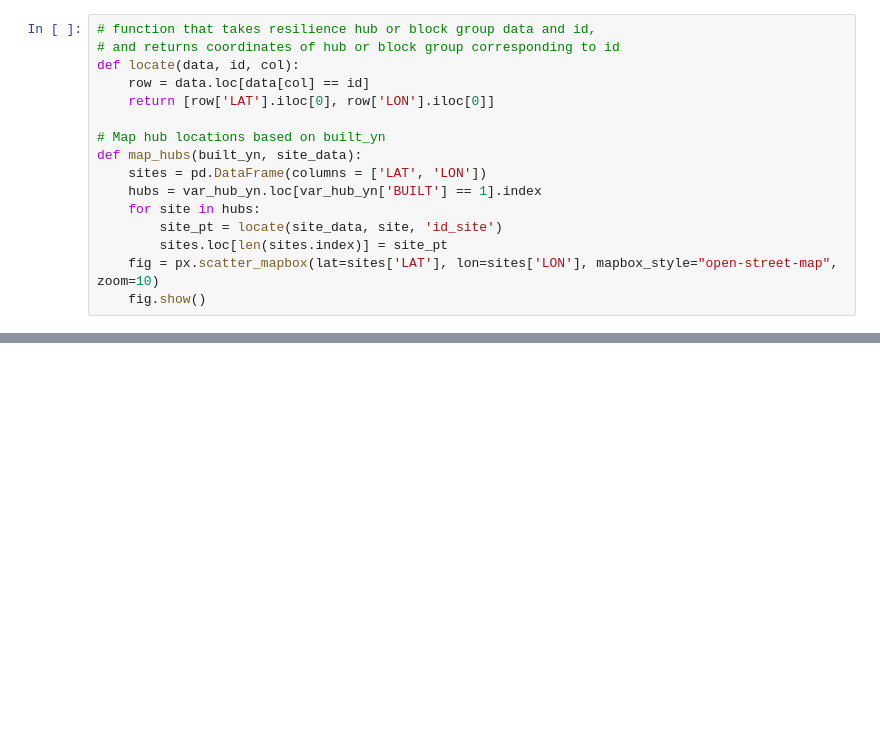
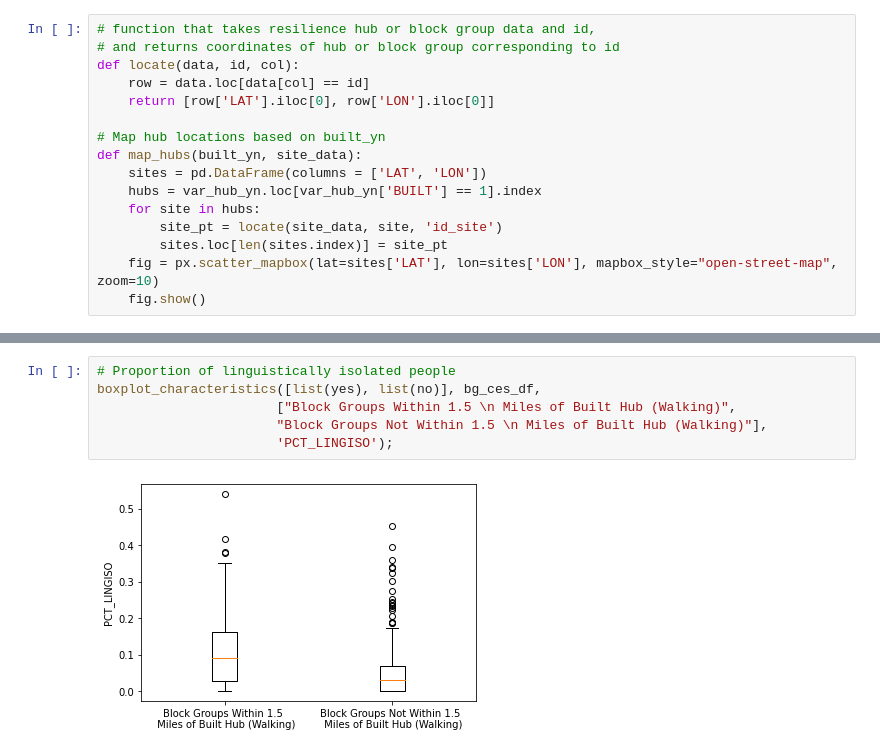
Before and after one commit to PSEHE/sgc-deployment-scenarios, a Jupyter notebook: solve_models_cmm.ipynb, the cells around one changed output, grey strips where cells are left out. Cells and saved outputs as stored; diff of their text form; blank space fills up the shorter version.

```diff
--- a/solve_models_cmm.ipynb
+++ b/solve_models_cmm.ipynb
@@ -152,0 +223,8 @@ var_hub_yn
+# %%
+# Proportion of linguistically isolated people
+boxplot_characteristics([list(yes), list(no)], bg_ces_df,
+                       ["Block Groups Within 1.5 \n Miles of Built Hub (Walking)",
+                       "Block Groups Not Within 1.5 \n Miles of Built Hub (Walking)"],
+                       'PCT_LINGISO');
+# %% [output]
+[figure, added]
```
Also changed, not shown: parts of 11 cells of this notebook, 1 other file.
